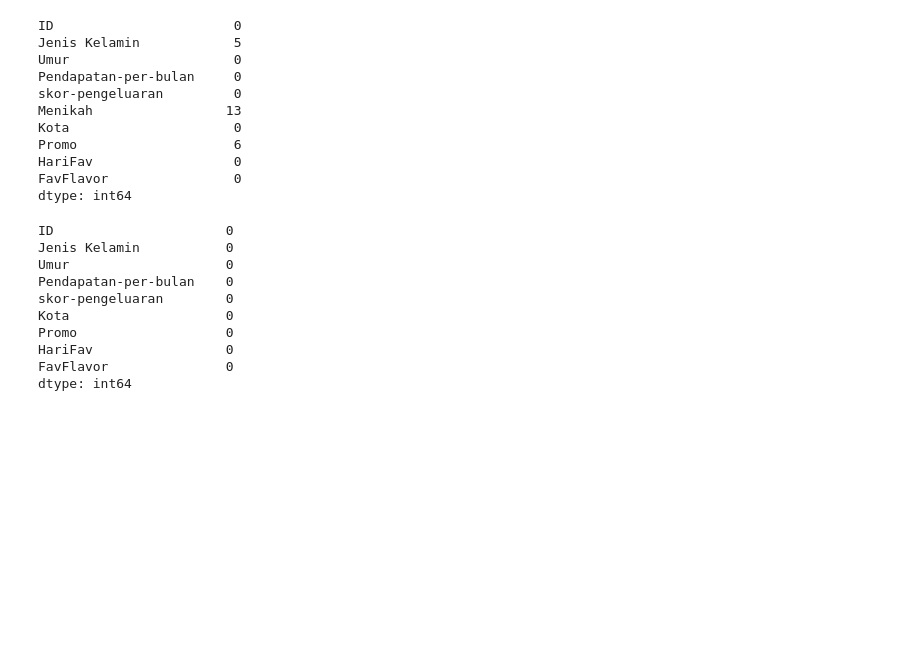
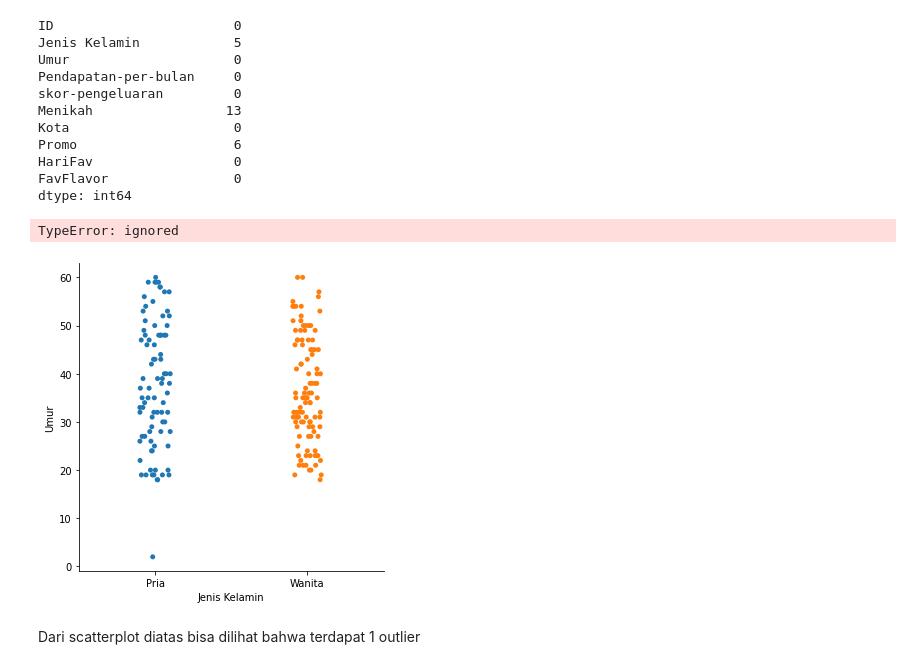
Before and after one commit to shezta/Case-Study-02-Data-Mining-UIN-Ganjil-2022-Kelompok-8, a Jupyter notebook: Studi Kasus 2.ipynb, the cells around one changed output. Cells and saved outputs as stored; diff of their text form; code cells hidden in the pictures; blank space fills up the shorter version.

```diff
--- a/Studi Kasus 2.ipynb
+++ b/Studi Kasus 2.ipynb
@@ -72,10 +72,8 @@ FavFlavor                 int64
 dtype: object
 # %%
 data["Jenis Kelamin"] = data["Jenis Kelamin"].astype("category")
-data["Umur"] = data["Umur"].astype("category")
 data["Kota"] = data["Kota"].astype("category")
 data["HariFav"] = data["HariFav"].astype("category")
-data["FavFlavor"] = data["FavFlavor"].astype("category")
 data["ID"] = data["ID"].astype("category")
 # %%
 data.dtypes
@@ -111,4 +109,11 @@ Promo                    6
 HariFav                  0
 FavFlavor                0
 dtype: int64
+# %%
+data.loc[data.Promo == 5]
+data = data.drop(14)
+# %%
+data.loc[data.FavFlavor == 9]
+data = data.drop(130)
+data["FavFlavor"] = data["FavFlavor"].astype("category")
 # %%
@@ -117,21 +123,13 @@ data.drop("Menikah", axis = 1, inplace = True)
 modus = data['Promo'].mode()[0]
 data['Promo'] = data['Promo'].fillna(modus)
-# %%
-data = data.drop([19], axis=0)
-data = data.drop([47], axis=0)
-data = data.drop([117], axis=0)
-data = data.drop([135], axis=0)
-data = data.drop([185], axis=0)
 # %%
+data.dropna(subset=["Jenis Kelamin"])[:5]
 data.isna().sum()
 # %% [output]
-ID                      0
-Jenis Kelamin           0
-Umur                    0
-Pendapatan-per-bulan    0
-skor-pengeluaran        0
-Kota                    0
-Promo                   0
-HariFav                 0
-FavFlavor               0
-dtype: int64
+TypeError: ignored
+# %%
+p = sns.catplot(x="Jenis Kelamin", y="Umur", data=data)
+# %% [output]
+[figure, added]
+# %% [markdown]
+Dari scatterplot diatas bisa dilihat bahwa terdapat 1 outlier
```
Also changed, not shown: parts of 3 cells of this notebook.
